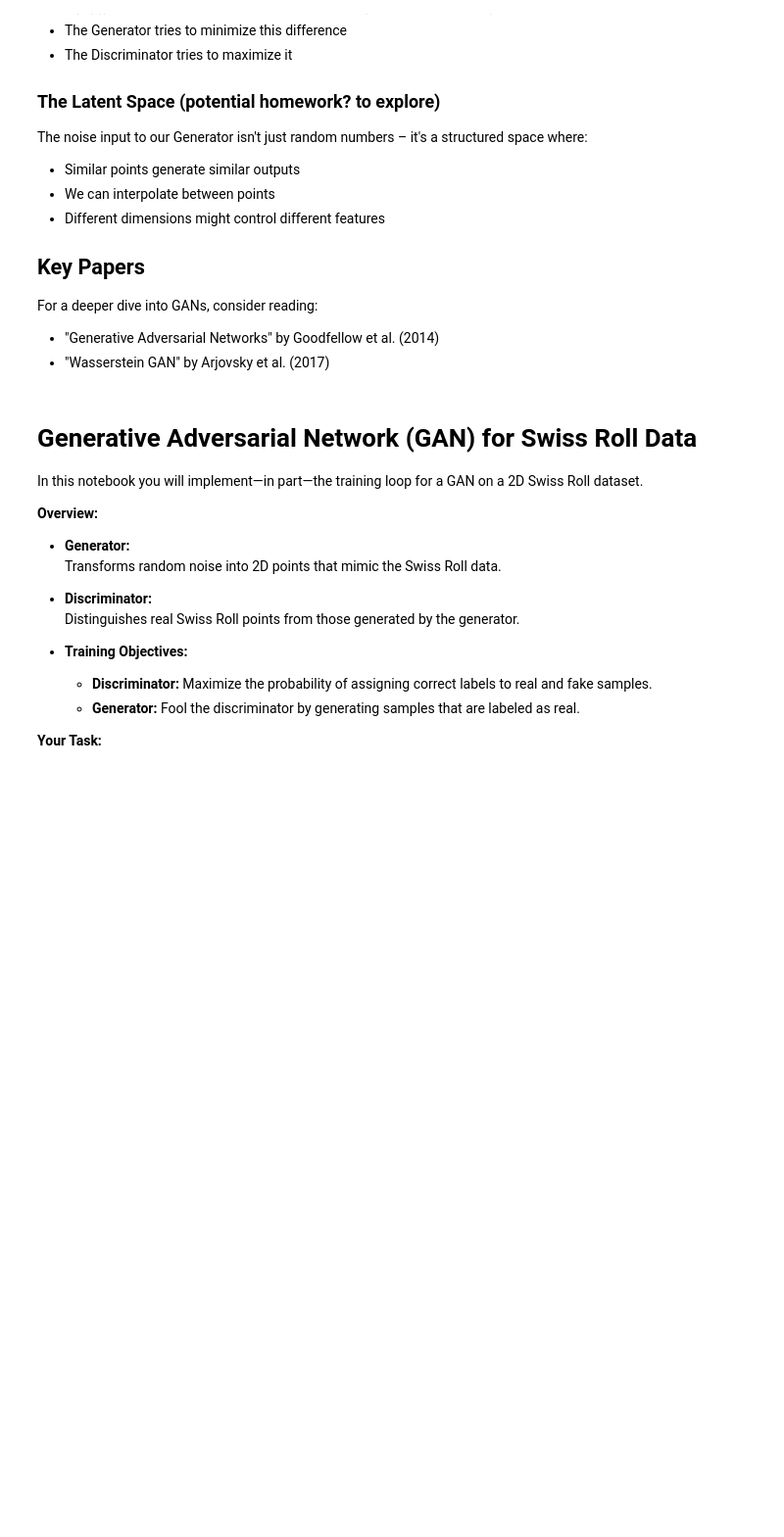
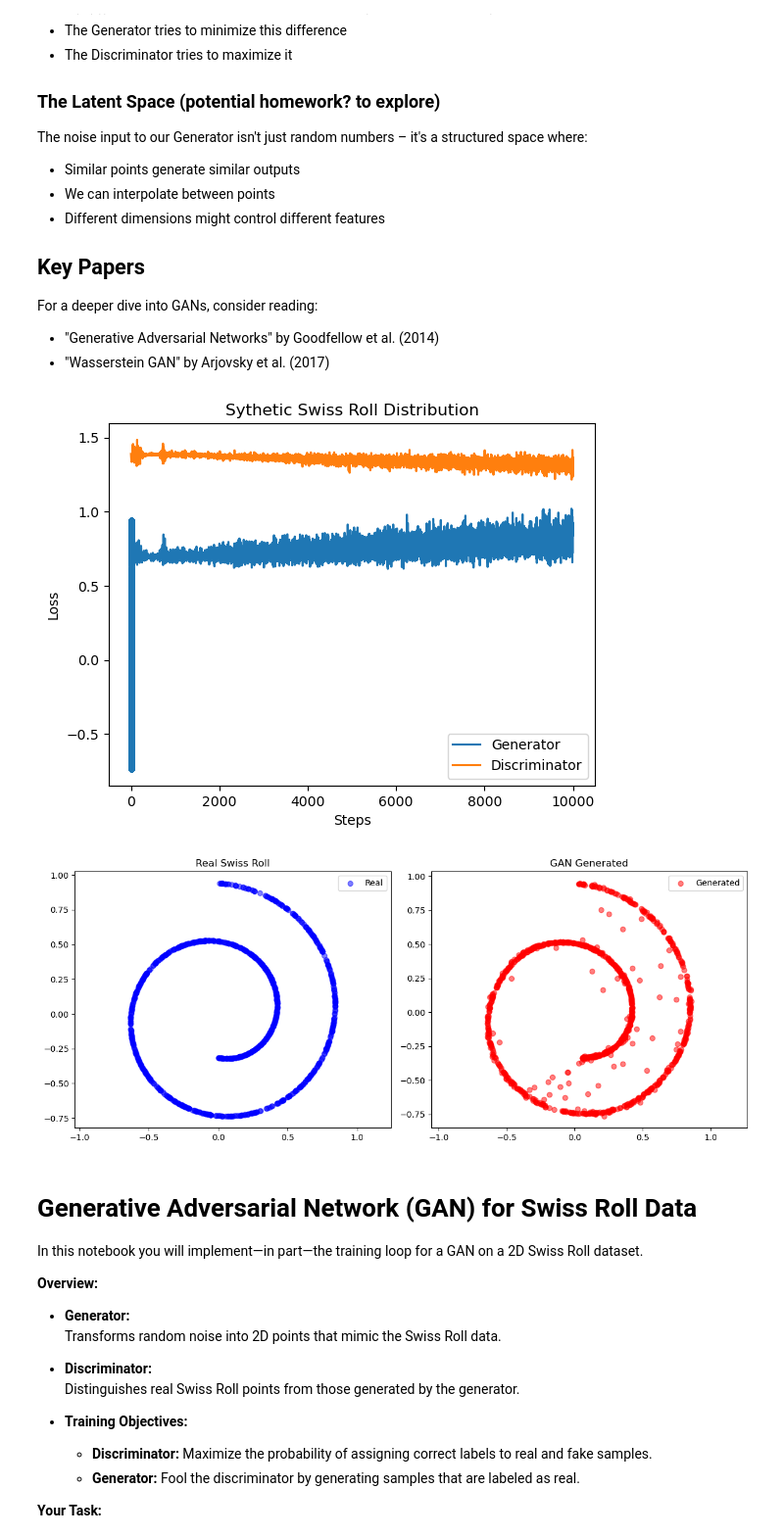
Before and after one commit to zzfz1/CS7150-Homework-4, a Jupyter notebook: HW_4_2_GAN.ipynb, the cells around one changed output. Shown: that part at 98% size. Cells and saved outputs as stored; diff of their text form; code cells hidden in the pictures; blank space fills up the shorter version.

```diff
--- a/HW_4_2_GAN.ipynb
+++ b/HW_4_2_GAN.ipynb
@@ -60,6 +60,7 @@ from tqdm import tqdm
 # Set random seed for reproducibility
 torch.manual_seed(42)
 np.random.seed(42)
+
 
 # Generate Swiss Roll data (same as before)
 def generate_swiss_roll(n_samples=1000):
@@ -76,15 +77,18 @@ def generate_swiss_roll(n_samples=1000):
     data = torch.stack([x, y], dim=1) / 15.0  # Scale down the data
     return data
 
+
 data = generate_swiss_roll(n_samples=10000)
 plt.scatter(data[:, 0], data[:, 1], alpha=0.5, s=10)
-plt.title('Sythetic Swiss Roll Distribution')
+plt.title("Sythetic Swiss Roll Distribution")
+
 
 class Generator(nn.Module):
     """
     Generator network that transforms random noise into 2D points
     to mimic the Swiss Roll distribution
     """
+
     def __init__(self, latent_dim=2, hidden_dim=256):
         super().__init__()
         self.net = nn.Sequential(
@@ -95,17 +99,19 @@ class Generator(nn.Module):
             nn.Linear(hidden_dim, hidden_dim),
             nn.LeakyReLU(0.2),
             nn.Linear(hidden_dim, 2),  # Output 2D coordinates
-            nn.Tanh()  # Bound outputs to [-1, 1]
+            nn.Tanh(),  # Bound outputs to [-1, 1]
         )
 
     def forward(self, z):
         return self.net(z)
+
 
 class Discriminator(nn.Module):
     """
     Discriminator network that tries to distinguish real Swiss Roll points
     from generated ones
     """
+
     def __init__(self, hidden_dim=256):
         super().__init__()
         self.net = nn.Sequential(
@@ -116,7 +122,7 @@ class Discriminator(nn.Module):
             nn.Linear(hidden_dim, hidden_dim),
             nn.LeakyReLU(0.2),
             nn.Linear(hidden_dim, 1),
-            nn.Sigmoid()  # Output probability between 0 and 1
+            nn.Sigmoid(),  # Output probability between 0 and 1
         )
 
     def forward(self, x):
@@ -134,7 +140,7 @@ def train_gan(n_steps=10000, batch_size=128, lr=2e-4, latent_dim=2):
     Returns:
         Trained generator and discriminator models, training losses, device
     """
-    device = torch.device('cuda' if torch.cuda.is_available() else 'cpu')
+    device = torch.device("cuda" if torch.cuda.is_available() else "cpu")
 
     # Initialize networks and optimizers
     generator = Generator(latent_dim=latent_dim).to(device)
@@ -142,7 +148,9 @@ def train_gan(n_steps=10000, batch_size=128, lr=2e-4, latent_dim=2):
 
     # Use Adam optimizer with beta parameters recommended for GANs
     g_optimizer = torch.optim.Adam(generator.parameters(), lr=lr, betas=(0.5, 0.999))
-    d_optimizer = torch.optim.Adam(discriminator.parameters(), lr=lr, betas=(0.5, 0.999))
+    d_optimizer = torch.optim.Adam(
+        discriminator.parameters(), lr=lr, betas=(0.5, 0.999)
+    )
 
     criterion = nn.BCELoss()
 
@@ -184,7 +192,7 @@ def train_gan(n_steps=10000, batch_size=128, lr=2e-4, latent_dim=2):
         d_losses.append(d_loss.item())
 
         if step % 100 == 0:
-            pbar.set_postfix({'G_Loss': g_loss.item(), 'D_Loss': d_loss.item()})
+            pbar.set_postfix({"G_Loss": g_loss.item(), "D_Loss": d_loss.item()})
 
     return generator, discriminator, g_losses, d_losses, device
 
@@ -193,52 +201,55 @@ def train_gan(n_steps=10000, batch_size=128, lr=2e-4, latent_dim=2):
 generator, discriminator, g_losses, d_losses, device = train_gan()
 
 # Plot training losses
-plt.plot(g_losses, label='Generator')
-plt.plot(d_losses, label='Discriminator')
-plt.xlabel('Steps')
-plt.ylabel('Loss')
+plt.plot(g_losses, label="Generator")
+plt.plot(d_losses, label="Discriminator")
+plt.xlabel("Steps")
+plt.ylabel("Loss")
 plt.legend()
 plt.show()
+
 
 def visualize_gan_samples(generator, n_samples=1000):
     """
     Visualize samples from the trained generator alongside real data
     Args:
         generator: Trained generator model
         n_samples: Number of points to generate
     """
     device = next(generator.parameters()).device
 
     # Generate samples
     with torch.no_grad():
         z = torch.randn(n_samples, 2).to(device)
         fake_data = generator(z).cpu().numpy()
 
     # Get real data for comparison
     real_data = generate_swiss_roll(n_samples).numpy()
 
     # Plot
     plt.figure(figsize=(12, 5))
 
     plt.subplot(1, 2, 1)
-    plt.scatter(real_data[:, 0], real_data[:, 1],
-                c='blue', alpha=0.5, label='Real')
-    plt.title('Real Swiss Roll')
+    plt.scatter(real_data[:, 0], real_data[:, 1], c="blue", alpha=0.5, label="Real")
+    plt.title("Real Swiss Roll")
     plt.legend()
-    plt.axis('equal')
+    plt.axis("equal")
 
     plt.subplot(1, 2, 2)
-    plt.scatter(fake_data[:, 0], fake_data[:, 1],
-                c='red', alpha=0.5, label='Generated')
-    plt.title('GAN Generated')
+    plt.scatter(fake_data[:, 0], fake_data[:, 1], c="red", alpha=0.5, label="Generated")
+    plt.title("GAN Generated")
     plt.legend()
-    plt.axis('equal')
+    plt.axis("equal")
 
     plt.tight_layout()
     plt.show()
 
+
 # Visualize results
 visualize_gan_samples(generator)
+# %% [output]
+[figure, added]
+[figure, added]
 # %% [markdown]
 
 # Generative Adversarial Network (GAN) for Swiss Roll Data
```
Also changed, not shown: parts of 4 cells of this notebook.
